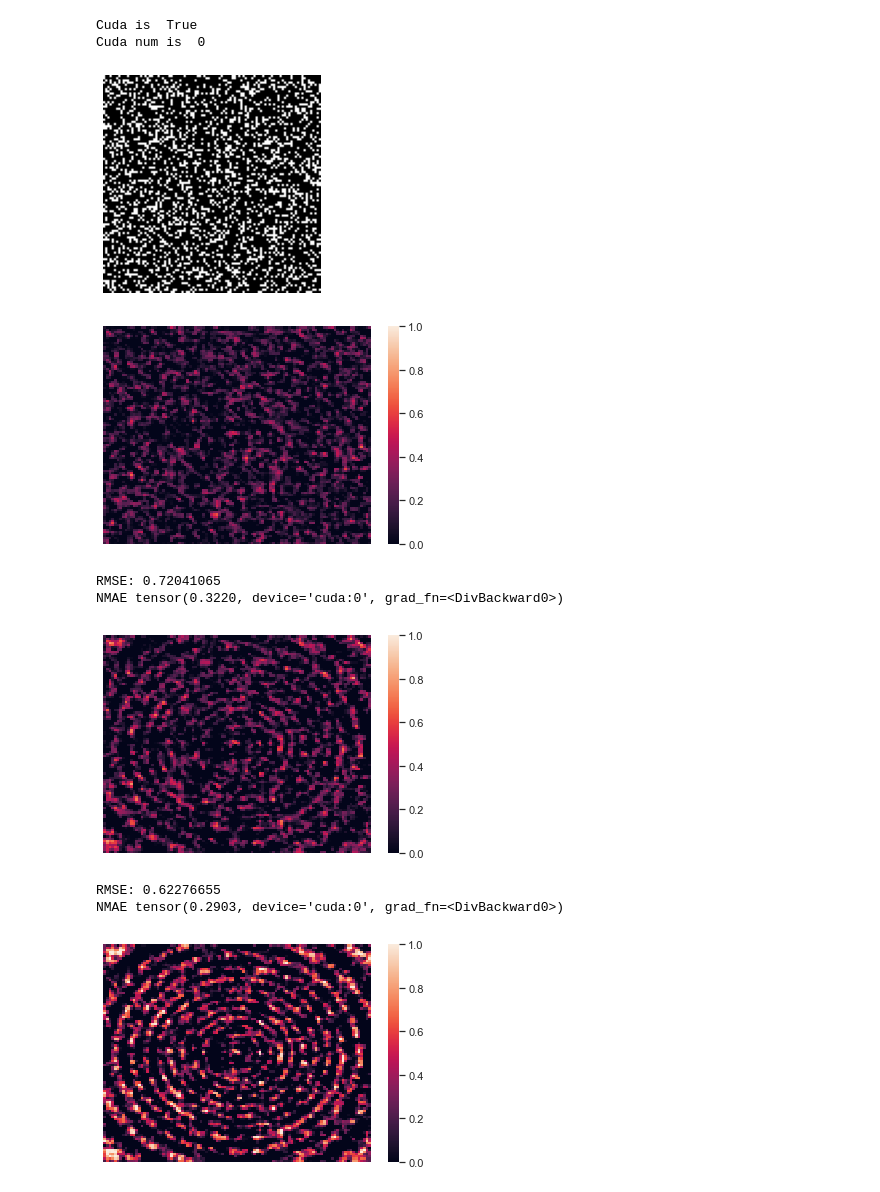
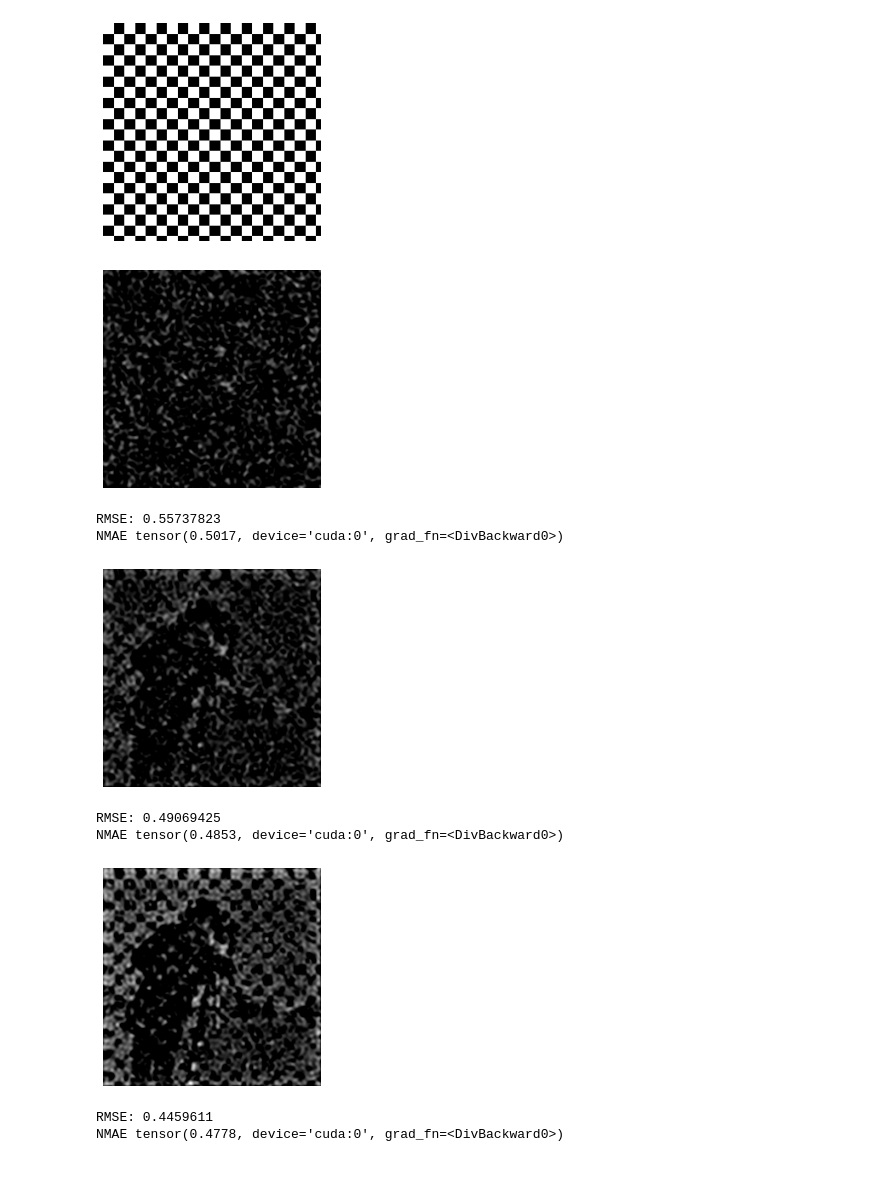
Before and after one commit to lizhemin15/INRR, a Jupyter notebook: main.ipynb, the cells around one changed output. Cells and saved outputs as stored; diff of their text form; code cells hidden in the pictures.

Commit message:
multi_net

```diff
--- a/main.ipynb
+++ b/main.ipynb
@@ -6,68 +6,74 @@ import matplotlib.pyplot as plt
 t.autograd.set_detect_anomaly(True)
 
 # m,n分别定义读取的图片的长宽，不用管原始是多少，这里会rescale到相应的大小
-m,n = 100,100
+m,n = 256,256
 # 第一类神经网络，神经网络输出本身就是矩阵：
 # 1. dmf:深度矩阵分解模型
 # 2. dip:Deep Image Prior
 # 3. fc: 全连接神经网络组成的AutoEncoderDecoder
-# model_name = 'dmf' #'dip','fc'
-# para = [m,m,n,n]
+model_name = 'dip' #'dip','fc'
+para = [m,m,n,n]
 
 # 第二类神经网络，从坐标映射到矩阵值：
 # 1. fp: F-Principle, ReLU激活的全连接神经网络， R^2 -> R^1
 # 2. fourier: multiply filter network ，当filter为傅里叶基的情况
 # 3. garbor: multiply filter network ，当filter为Garbor基的情况
-model_name = 'fourier'#'fourier'#'garbor'
-para = [2,256,1]
+#model_name = 'fourier'#'fourier'#'garbor'
+#para = [2,256,1]
+
+
+# TODO 3.第三类神经网络，混合
+model_name = 'multi_net'
+para = [m,m,n,n]
+
 
 # 读取图片的路径设置，可自行替换
-data_path=None#'./train_pics/Cameraman.jpg'
+data_path='./train_pics/Cameraman.jpg'
 # 设置mask的模式，
 # 为random时为随机丢失，和之后的random_rate相配合。
 # 为patch时，为丢失固定位置的像素，无需额外设置。
 # 为fixed时需要设置mask_path确定掩码图像
-mask_mode='random' # 'patch','fixed'
+mask_mode='patch_num' # 'patch','fixed'
 # 当mask_mode为fixed时启用，读取掩码矩阵
 mask_path='./masks/mask.png'
 # 当mask_mode为random时启用，为丢失像素值的比例 [0,1]
 random_rate=0.75
 # 正则项的添加，包含四种正则项
 # 使用 None 代表无需正则
 # 使用 'TV' 代表使用默认参数的TV正则
 # 使用 'AIR' 代表使用默认参数的AIR自适应正则
 # 使用 'NN' 代表使用一个卷积神经网络正则
 # 使用 'eta' 代表自定义混合正则，由四项系数控制，分别控制['TV','row of AIR','col of AIR','NN']正则的系数，当填None时代表不使用该正则
 reg_mode = None # 'TV',''AIR','NN',None,'eta':custom
 # 使用 'eta' 时启用
 eta = [1e2,None,None,None]
 
 # 训练批次
 epoch=101
 
 # 定义训练任务，在task.py中定义，对于去噪或是其他逆问题只需要修改这个函数即可
 task_dmf = task.shuffle_task(m=m,n=n,data_path=data_path,mask_mode=mask_mode,random_rate=random_rate,
                      mask_path=mask_path,given_mask=None,para=para,input_mode='masked',
                     std_b=1e-3,reg_mode=reg_mode,model_name=model_name,pro_mode='mask',
-                                 opt_type='Adam',shuffle_mode='I',verbose=False,std_w=1e-3,act='tanh')
+                                 opt_type='Adam',shuffle_mode='I',verbose=False,std_w=1e-3,act='tanh',patch_num=10,net_list=['fourier','garbor'])
 # 对定义的训练任务进行训练
 # 通过print_epoch,imshow_epoch参数调节每隔多少次输出一次
 # 通过imshow 调节是否输出图像
-task_dmf.train(epoch=epoch,print_epoch=10,imshow_epoch=10,plot_mode='red',
+task_dmf.train(epoch=epoch,print_epoch=10,imshow_epoch=10,plot_mode='gray',
                    verbose=False,imshow=True,stop_err=None,eta=eta)
 # 绘制出收敛过程训练误差(Obs_MSE)和测试误差(Unk_MSE)的变化情况
 plot_tra(pro_list=task_dmf.pro_list,color='r',label='MSE',pointsize=50)
 plt.xlabel('Obs_MSE')
 plt.ylabel('Unk_MSE')
 plt.show()
 # %% [output]
-Cuda is  True
-Cuda num is  0
-[figure, old version]
+[figure, new version]
-[figure, old version]
+[figure, new version]
+RMSE: 0.55737823
+NMAE tensor(0.5017, device='cuda:0', grad_fn=<DivBackward0>)
+[figure, new version]
-RMSE: 0.72041065
-NMAE tensor(0.3220, device='cuda:0', grad_fn=<DivBackward0>)
+RMSE: 0.49069425
+NMAE tensor(0.4853, device='cuda:0', grad_fn=<DivBackward0>)
-[figure, old version]
+[figure, new version]
-RMSE: 0.62276655
-NMAE tensor(0.2903, device='cuda:0', grad_fn=<DivBackward0>)
+RMSE: 0.4459611
+NMAE tensor(0.4778, device='cuda:0', grad_fn=<DivBackward0>)
-[figure, old version]
```
Also changed, not shown: parts of 1 cell of this notebook, 3 other files.
